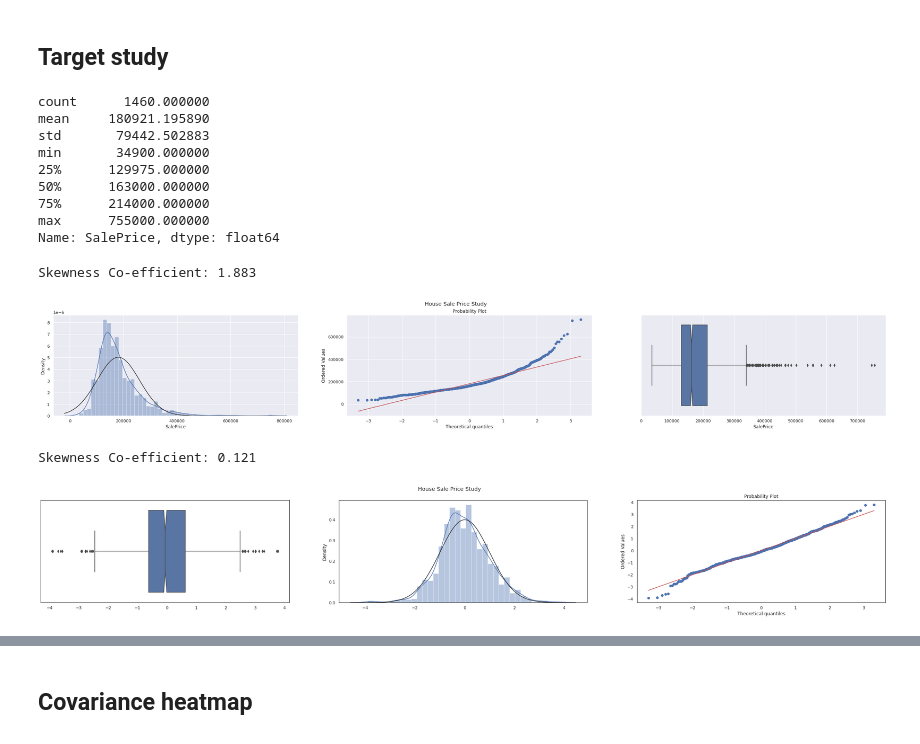
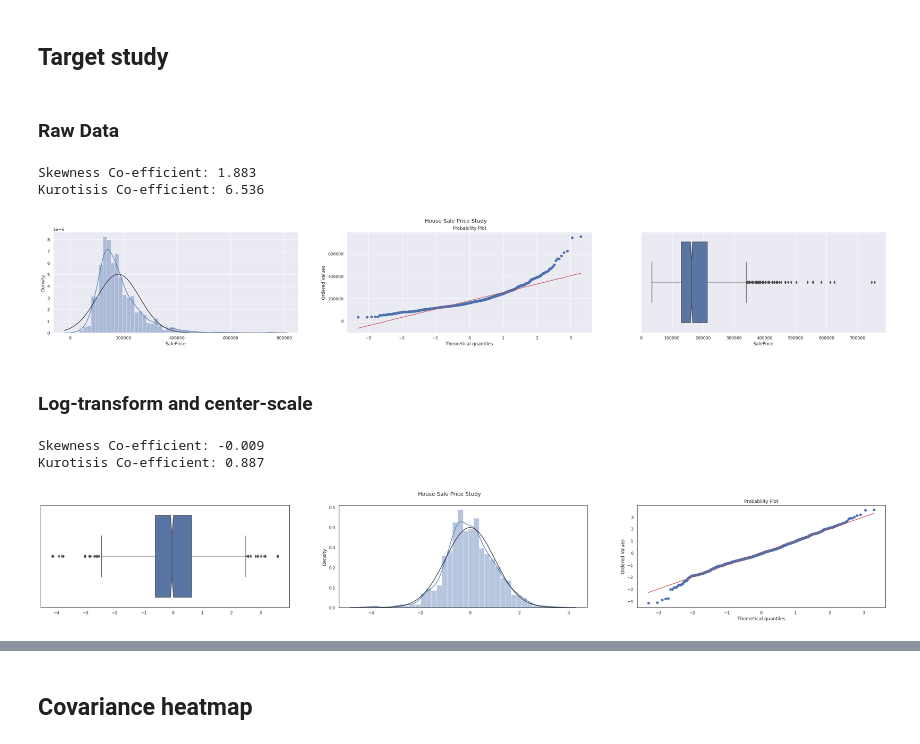
Before and after one commit to Blizter/regression-techniques, a Jupyter notebook: notebooks/exploratory_analysis.ipynb, the cells around one changed output, grey strips where cells are left out. Cells and saved outputs as stored; diff of their text form; code cells hidden in the pictures.

```diff
--- a/notebooks/exploratory_analysis.ipynb
+++ b/notebooks/exploratory_analysis.ipynb
@@ -31,0 +20,5 @@ dataset.head()
+# %%
+train_data = pd.read_csv("../data/pre-processed/train.csv", delimiter=",",header=0, index_col=0)
+sale_price = train_data["SalePrice"]
+train_data = train_data.drop("SalePrice",axis=1)
+test_data = pd.read_csv("../data/pre-processed/test.csv", delimiter=",",header=0, index_col=0)
@@ -33,62 +31,56 @@ dataset.head()
 #  Training data exploratory analysis
 # %% [markdown]
 ## Target study
-# %%
-dataset["SalePrice"].describe()
-# %% [output]
-count      1460.000000
-mean     180921.195890
-std       79442.502883
-min       34900.000000
-25%      129975.000000
-50%      163000.000000
-75%      214000.000000
-max      755000.000000
-Name: SalePrice, dtype: float64
+# %% [markdown]
+### Raw Data
 # %%
 fig, (ax1,ax2,ax3) = plt.subplots(1,3,figsize=(40,5))
 fig.suptitle("House Sale Price Study")
 
 # Histogram
 sns.distplot(dataset["SalePrice"], fit=stats.norm, ax=ax1)
-
 # Q-Q Probability plot
 stats.probplot(dataset["SalePrice"], plot=ax2)
-
 #boxplot
 sns.boxplot(dataset["SalePrice"], notch=True, ax=ax3)
 
+print(f"Skewness Co-efficient: {round(dataset.SalePrice.skew(), 3)}")
+print(f"Kurotisis Co-efficient: {round(dataset.SalePrice.kurtosis(), 3)}")
 
-print(f"Skewness Co-efficient: {round(dataset.SalePrice.skew(), 3)}")
 plt.show()
 # %% [output]
 Skewness Co-efficient: 1.883
+Kurotisis Co-efficient: 6.536
 [figure]
+# %% [markdown]
+### Log-transform and center-scale
 # %%
-### log tranform + center-scale
-sale_price = np.log1p(dataset["SalePrice"])
-scaler = StandardScaler().fit(sale_price.values.reshape(-1,1))
-transformed_target = scaler.transform(sale_price.values.reshape(-1,1))
+# log-trandform
+log_sale_price = np.log1p(sale_price)
+scaler = StandardScaler().fit(log_sale_price.values.reshape(-1,1))
+transformed_target = scaler.transform(log_sale_price.values.reshape(-1,1))
 
-print(f"Skewness Co-efficient: {round(sale_price.skew(), 3)}")
+print(f"Skewness Co-efficient: {round(log_sale_price.skew(), 3)}")
+print(f"Kurotisis Co-efficient: {round(log_sale_price.kurtosis(), 3)}")
 
 ### Target description plots
 fig, (ax1,ax2,ax3) = plt.subplots(1,3,figsize=(40,5))
 fig.suptitle("House Sale Price Study")
 
 # Histogram
 sns.distplot(transformed_target, fit=stats.norm, ax=ax2)
 
 # Q-Q Probability plot
 ### flatten center-scale tuple
 import itertools
 flattened_tranformed_target = list(itertools.chain(*transformed_target))
 stats.probplot(np.asanyarray(flattened_tranformed_target), plot=ax3)
 
 #boxplot
 sns.boxplot(transformed_target, notch=True, ax=ax1)
 
 plt.show()
 # %% [output]
-Skewness Co-efficient: 0.121
+Skewness Co-efficient: -0.009
+Kurotisis Co-efficient: 0.887
-[figure, old version]
+[figure, new version]
```
Also changed, not shown: parts of 4 cells of this notebook, 2 other files.
